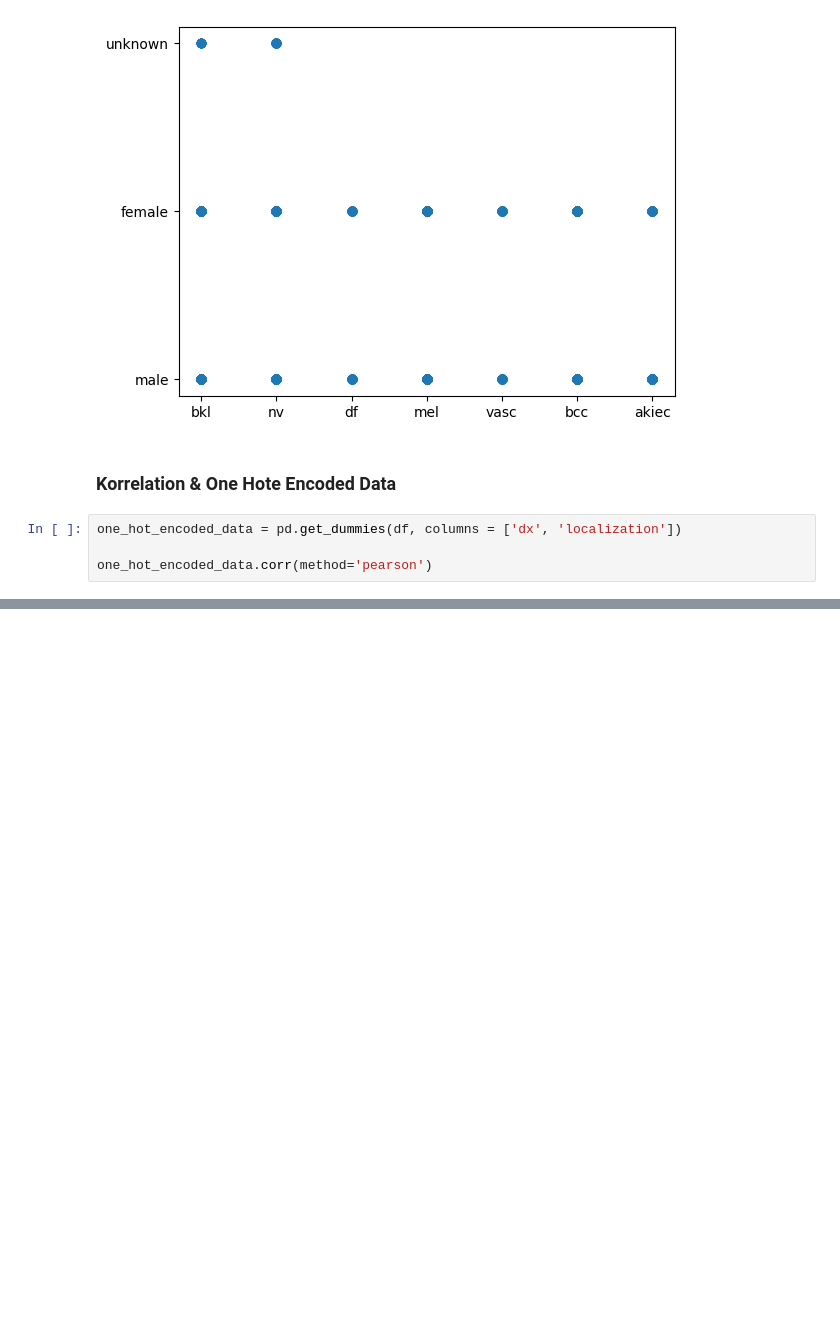
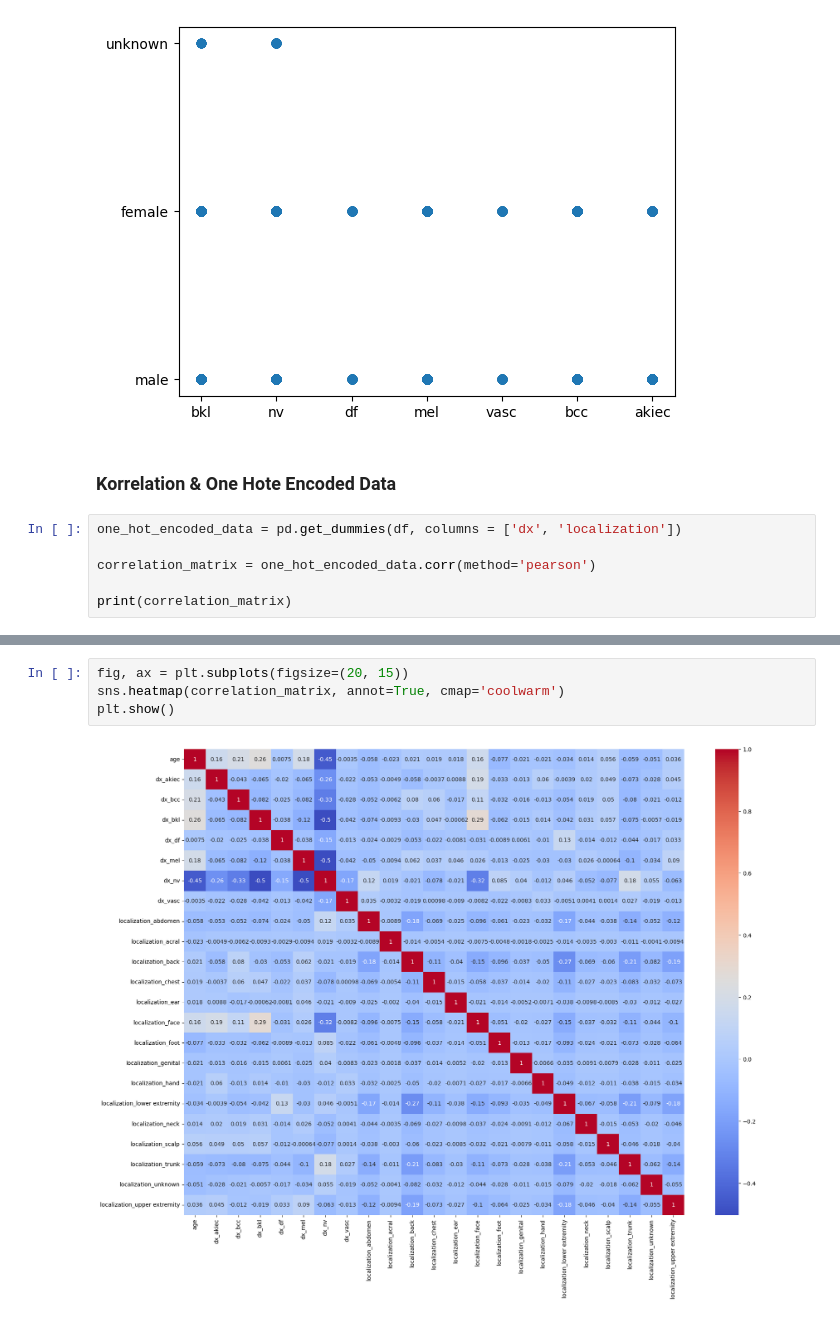
Before and after one commit to Check-Your-Skin/checkyourskin-ml_model, a Jupyter notebook: Colab_Test.ipynb, the cells around one changed output, grey strips where cells are left out. Saved outputs shown, nothing was run; the diff lists cells and outputs as text; blank space fills up the shorter version.

Commit message:
add heatmap correlation matrix

```diff
--- a/Colab_Test.ipynb
+++ b/Colab_Test.ipynb
@@ -165,5 +165,7 @@ plt.scatter(df['dx'], df['sex'])
 # %%
 one_hot_encoded_data = pd.get_dummies(df, columns = ['dx', 'localization'])
 
-one_hot_encoded_data.corr(method='pearson')
+correlation_matrix = one_hot_encoded_data.corr(method='pearson')
+
+print(correlation_matrix)
 # %% [output]
@@ -208,3 +209,9 @@ dx_akiec                      dx_akiec                        1.000000
 localization_ear              localization_ear                1.000000
 localization_upper extremity  localization_upper extremity    1.000000
 dtype: float64
+# %%
+fig, ax = plt.subplots(figsize=(20, 15))
+sns.heatmap(correlation_matrix, annot=True, cmap='coolwarm')
+plt.show()
+# %% [output]
+[figure, added]
```
Also changed, not shown: parts of 4 cells of this notebook.
